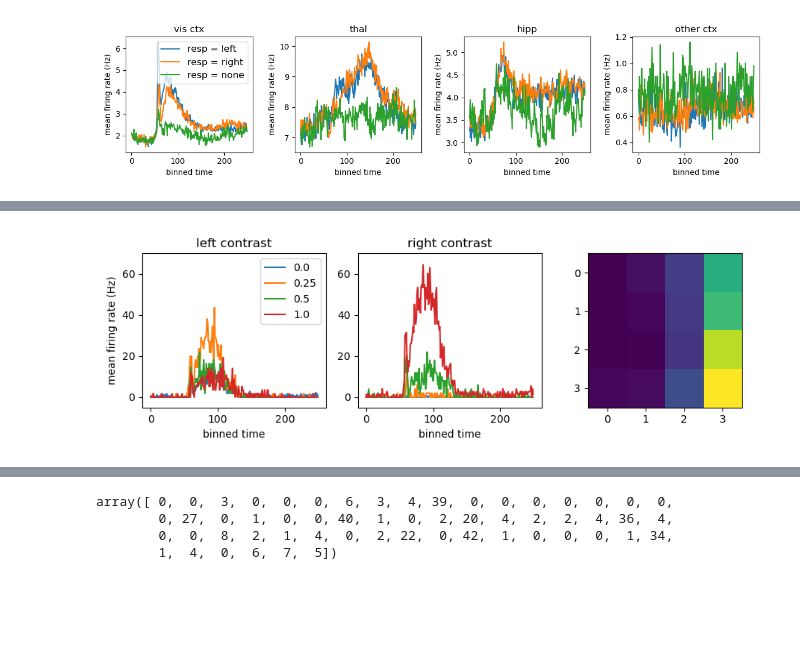
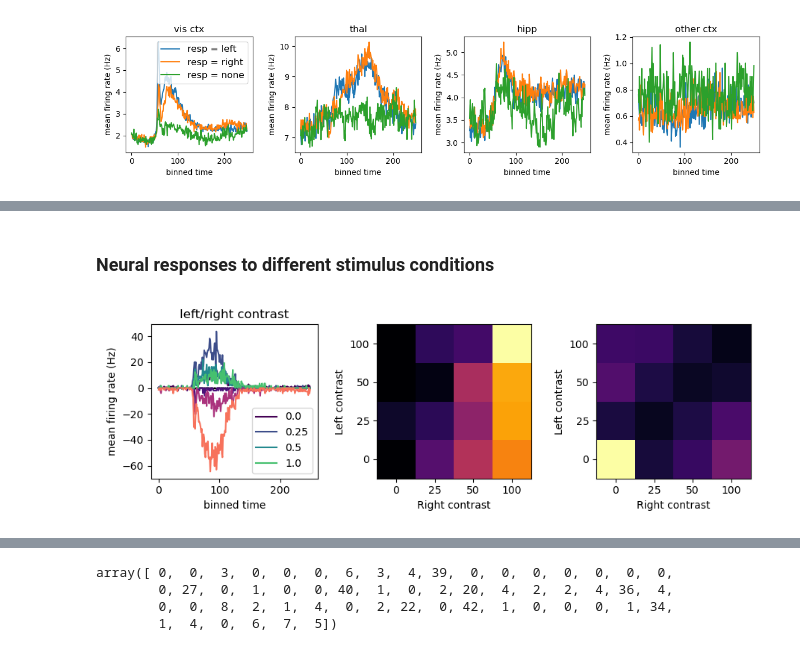
Before and after one commit to mihalybanyai/ait-compneuro-assignments, a Jupyter notebook: Preproc_Steinmetz.ipynb, the cells around one changed output, grey strips where cells are left out. Saved outputs shown, nothing was run; the diff lists cells and outputs as text; code cells hidden in the pictures; blank space fills up the shorter version.

Commit message:
Preproc_Steinmetz updated

```diff
--- a/Preproc_Steinmetz.ipynb
+++ b/Preproc_Steinmetz.ipynb
@@ -52,7 +52,7 @@ for j in range(len(url)):
 alldat = np.array([])
 for j in range(len(fname)):
   alldat = np.hstack((alldat,
-                      np.load('datasets/Steinmetz/steinmetz_part%d.npz'%j,
+                      np.load('../../ml4nda/Notebooks/datasets/Steinmetz/steinmetz_part%d.npz'%j,
                               allow_pickle=True)['dat']))
 # %% [markdown]
 alldat contains 39 sessions from 10 mice, data from Steinmetz et al, 2019. Time bins for all measurements are 10ms, starting 500ms before stimulus onset. The mouse had to determine which side has the highest contrast. For each dat = alldat[k], you have the fields below. For extra variables, check out the extra notebook and extra data files (lfp, waveforms and exact spike times, non-binned).
@@ -197,0 +202,10 @@ plt.tight_layout()
+# %%
+## responses for different visual areas
+visual = brain_groups[0] + ['SCs']
+
+fig, axs = plt.subplots(1, 1, figsize=(3, 3), sharey=False)
+
+for j, varea in enumerate(visual):
+    areaindex = dat['brain_area'] == varea
+    if (np.sum(areaindex) > 0):
+        axs.plot(1/dt * dat['spks'][areaindex][:, vis_right > 0].mean(axis=(0, 1)))
@@ -219,31 +268,41 @@ i_visual = np.flatnonzero(dat['brain_area'] == 'VISp')
+# %% [markdown]
+### Neural responses to different stimulus conditions
 # %%
 # neurons by trials by time bins.
 dat_vis = dat['spks'][i_visual,:,:] ## 66 x 340 x 250
 contrast_levels = np.unique(dat['contrast_left'])
 
-# for i_cell in np.arange(N_cells) 2
+# for i_cell in np.arange(N_cells)
 i_cell = 34
 
 meanresp = np.zeros((4,4))
+nstim = np.zeros((4,4))
 
 fig, axs = plt.subplots(1, 3, figsize=(9, 3), sharey=False)
 for i_level in np.arange(4):
     c_left = dat['contrast_left'] == contrast_levels[i_level]
     c_right = dat['contrast_right'] == contrast_levels[i_level]
-    axs[0].plot(1/dt * dat_vis[i_cell, c_left,:].mean(axis=0), label=str(contrast_levels[i_level]))
-    axs[1].plot(1/dt * dat_vis[i_cell, c_right,:].mean(axis=0))
+    axs[0].plot(1/dt * dat_vis[i_cell, c_left,:].mean(axis=0), label=str(contrast_levels[i_level]), color=cmap(i_level*60))
+    axs[0].plot(-1/dt * dat_vis[i_cell, c_right,:].mean(axis=0), color=cmap2(i_level*60))
 
 for i_level_left in np.arange(4):
     for i_level_right in np.arange(4):
         c_left_right = np.logical_and(dat['contrast_left'] == contrast_levels[i_level_left], dat['contrast_right'] == contrast_levels[i_level_right])
-        meanresp[i_level_left, i_level_right] = np.mean(np.sum(dat_vis[i_cell, c_left_right,:], axis=1))
+        meanresp[i_level_left, i_level_right] = np.mean(np.sum(dat_vis[i_cell, c_left_right,50:65], axis=1))
+        nstim[i_level_left, i_level_right] = np.sum(c_left_right)
 
 
-axs[2].imshow((meanresp))
+axs[1].imshow((meanresp), cmap='inferno', origin='lower', vmin=0)
+axs[1].set(xticks = [0,1,2,3], xticklabels=['0', '25', '50', '100'], xlabel='Right contrast',
+           yticks = [0,1,2,3], yticklabels=['0', '25', '50', '100'], ylabel='Left contrast')
+
+axs[2].imshow((nstim), cmap='inferno', origin='lower', vmin=0)
+axs[2].set(xticks = [0,1,2,3], xticklabels=['0', '25', '50', '100'], xlabel='Right contrast',
+           yticks = [0,1,2,3], yticklabels=['0', '25', '50', '100'], ylabel='Left contrast')
 
 axs[0].legend()
-axs[0].set(xlabel='binned time', ylabel='mean firing rate (Hz)', title='left contrast', ylim=(-5, 70))
-axs[1].set(xlabel='binned time', title='right contrast', ylim=(-5, 70))
+axs[0].set(xlabel='binned time', ylabel='mean firing rate (Hz)', title='left/right contrast')
+# axs[1].set(xlabel='binned time', title='right contrast', ylim=(-5, 70))
 fig.tight_layout()
 # %% [output]
-[figure, old version]
+[figure, new version]
```
Also changed, not shown: parts of 19 cells of this notebook.
